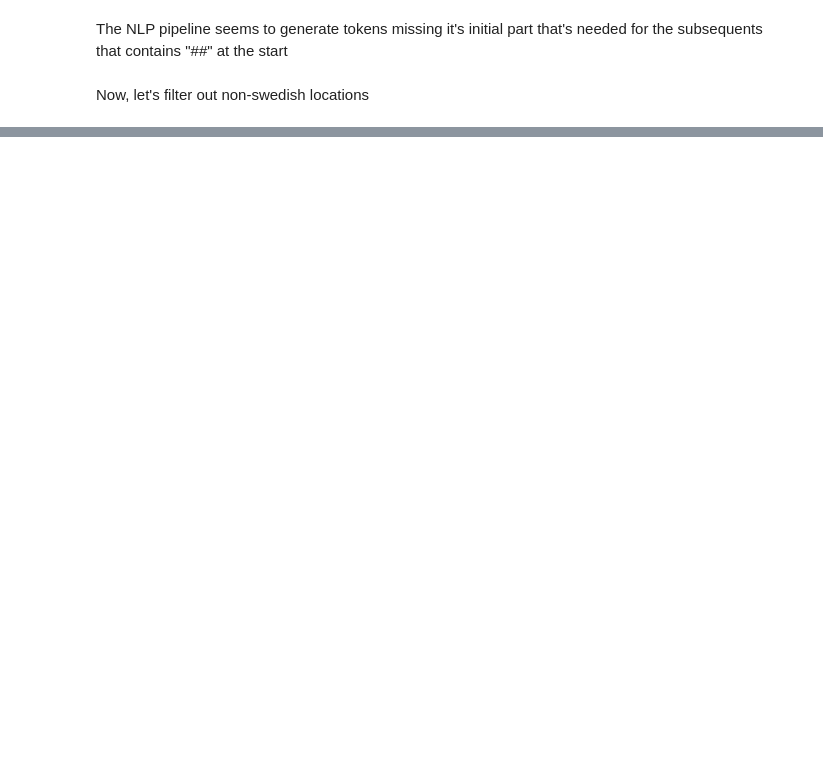
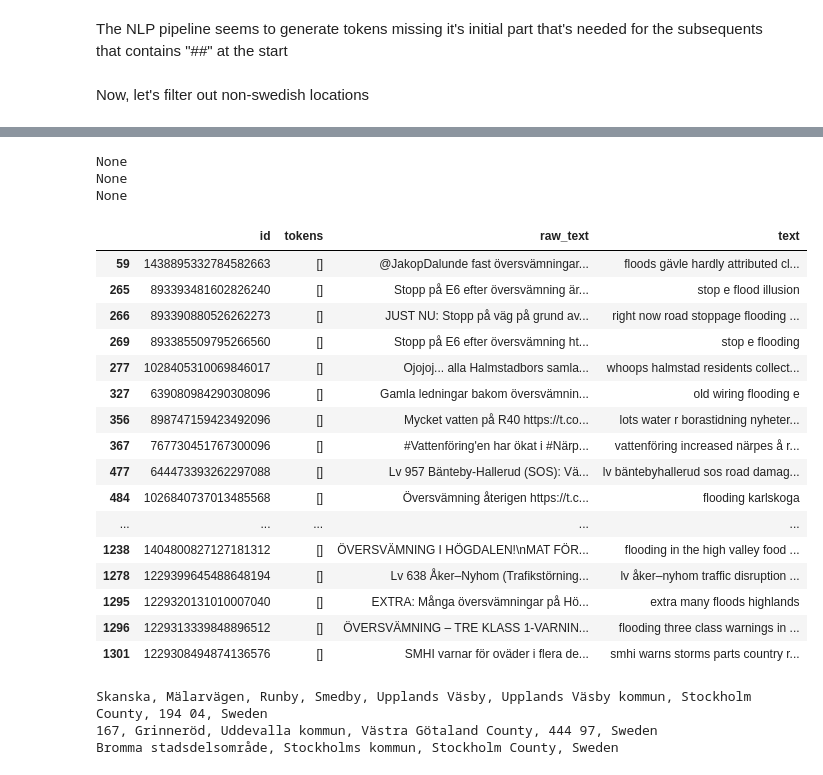
Before and after one commit to YasserKa/Classification-and-visualization-of-natural-disasters-using-Twitter, a Jupyter notebook: notebooks/geoparsing.sync.ipynb, the cells around one changed output, grey strips where cells are left out. Saved outputs shown, nothing was run; the diff lists cells and outputs as text; code cells hidden in the pictures; blank space fills up the shorter version.

```diff
--- a/notebooks/geoparsing.sync.ipynb
+++ b/notebooks/geoparsing.sync.ipynb
@@ -114,0 +115,10 @@ confusion_matrix
+# %%
+df = pd.read_csv("file1.csv")
+
+confusion_matrix = pd.crosstab(
+    df["mentions_location"],
+    df["loc_ent_is_swedish"] != "False",
+    rownames=["Actual"],
+    colnames=["Predicted"],
+)
+confusion_matrix
@@ -120,0 +132,4 @@ The percision seems to be not that good (i.e. The model seems to predict that so
+# %%
+# False negatives
+needed_columns = ['id', 'tokens', 'raw_text', 'text']
+false_neg = df[(df["mentions_location"] == 1) & (df["loc_ent_is_swedish"] == "False")][needed_columns]
@@ -120,0 +150,44 @@ The percision seems to be not that good (i.e. The model seems to predict that so
+# %%
+# Another geocoder
+from geopy.geocoders import GeoNames
+geonames_geolocater = GeoNames("yasser_kaddoura")
+print(geonames_geolocater.geocode("Skånska", country="SE", country_bias="SE"))
+print(geonames_geolocater.geocode("Kullabygden", country="SE", country_bias="SE"))
+print(geonames_geolocater.geocode("Sydkusten", country="SE", country_bias="SE"))
+# %% [output]
+None
+None
+None
+# %%
+# Locations not extracted by NER
+# Gavla wsn't recognized
+# E18 E6 wasn't recognized (Are these places?)
+false_neg[false_neg['tokens'].apply(lambda x: len(ast.literal_eval(x)) == 0)]
+# %% [output]
+|  | id | tokens | raw_text | text |
+| 59 | 1438895332784582663 | [] | @JakopDalunde fast översvämningar... | floods gävle hardly attributed cl... |
+| 265 | 893393481602826240 | [] | Stopp på E6 efter översvämning är... | stop e flood illusion |
+| 266 | 893390880526262273 | [] | JUST NU: Stopp på väg på grund av... | right now road stoppage flooding ... |
+| 269 | 893385509795266560 | [] | Stopp på E6 efter översvämning ht... | stop e flooding |
+| 277 | 1028405310069846017 | [] | Ojojoj... alla Halmstadbors samla... | whoops halmstad residents collect... |
+| 327 | 639080984290308096 | [] | Gamla ledningar bakom översvämnin... | old wiring flooding e |
+| 356 | 898747159423492096 | [] | Mycket vatten på R40 https://t.co... | lots water r borastidning nyheter... |
+| 367 | 767730451767300096 | [] | #Vattenföring'en har ökat i #Närp... | vattenföring increased närpes å r... |
+| 477 | 644473393262297088 | [] | Lv 957 Bänteby-Hallerud (SOS): Vä... | lv bäntebyhallerud sos road damag... |
+| 484 | 1026840737013485568 | [] | Översvämning återigen https://t.c... | flooding karlskoga |
+| ... | ... | ... | ... | ... |
+| 1238 | 1404800827127181312 | [] | ÖVERSVÄMNING I HÖGDALEN!\nMAT FÖR... | flooding in the high valley food ... |
+| 1278 | 1229399645488648194 | [] | Lv 638 Åker–Nyhom (Trafikstörning... | lv åker–nyhom traffic disruption ... |
+| 1295 | 1229320131010007040 | [] | EXTRA: Många översvämningar på Hö... | extra many floods highlands |
+| 1296 | 1229313339848896512 | [] | ÖVERSVÄMNING – TRE KLASS 1-VARNIN... | flooding three class warnings in ... |
+| 1301 | 1229308494874136576 | [] | SMHI varnar för oväder i flera de... | smhi warns storms parts country r... |
+# %%
+# Geocoder seems to identify some of the locations not extracted by NER
+# To increase recall, use geocders on text
+print(geolocator.geocode("Skånska", country_codes="se", language="en", extratags=True ))
+print(geolocator.geocode("E6", country_codes="se", language="en", extratags=True ))
+print(geolocator.geocode("Höglandet", country_codes="se", language="en", extratags=True ))
+# %% [output]
+Skanska, Mälarvägen, Runby, Smedby, Upplands Väsby, Upplands Väsby kommun, Stockholm County, 194 04, Sweden
+167, Grinneröd, Uddevalla kommun, Västra Götaland County, 444 97, Sweden
+Bromma stadsdelsområde, Stockholms kommun, Stockholm County, Sweden
```
Also changed, not shown: parts of 20 cells of this notebook, 9 other files.
